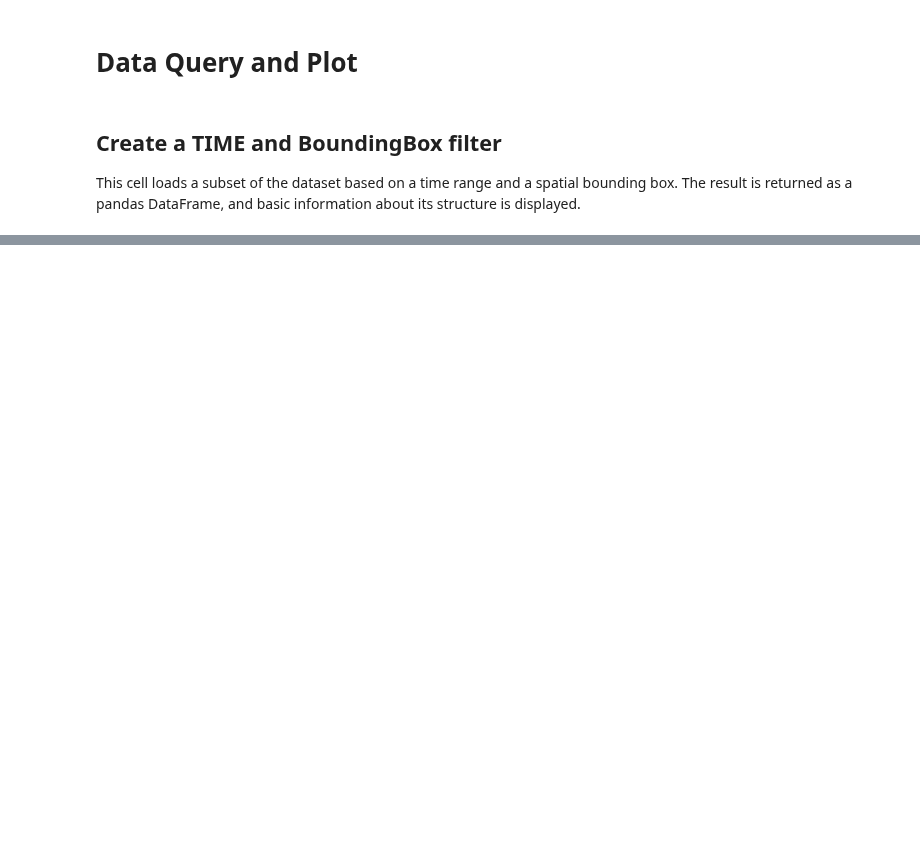
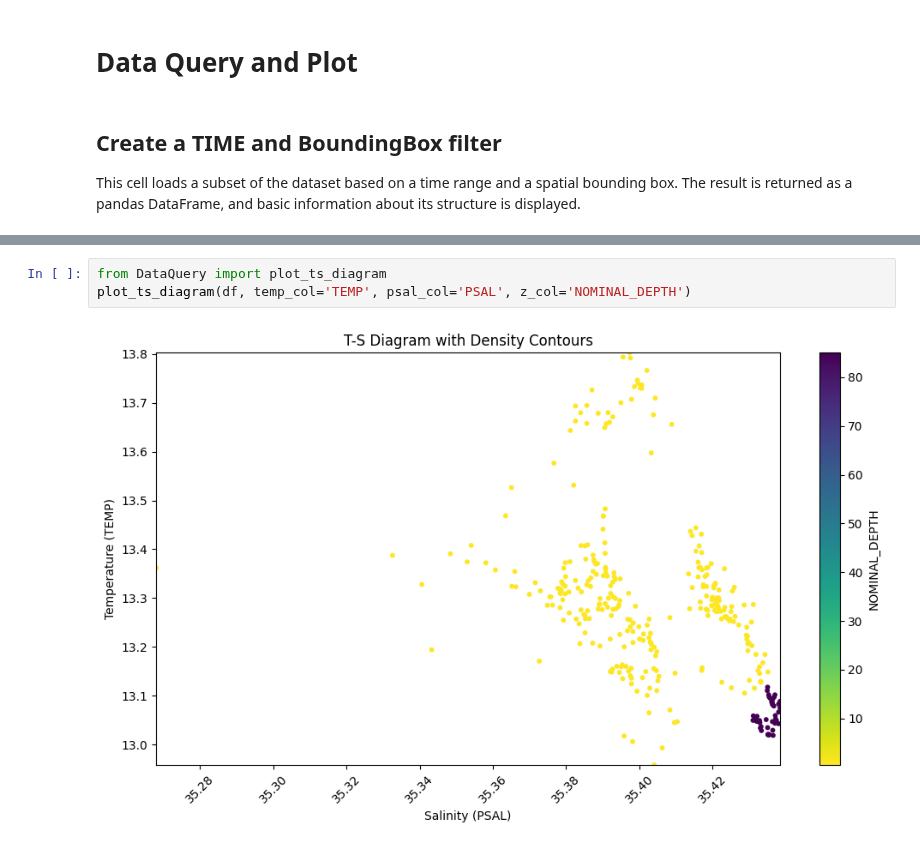
Before and after one commit to aodn/aodn_cloud_optimised, a Jupyter notebook: notebooks/mooring_timeseries_realtime_qc.ipynb, the cells around one changed output, grey strips where cells are left out. Saved outputs shown, nothing was run; the diff lists cells and outputs as text; blank space fills up the shorter version.

```diff
--- a/notebooks/mooring_timeseries_realtime_qc.ipynb
+++ b/notebooks/mooring_timeseries_realtime_qc.ipynb
@@ -112,0 +222,5 @@ df.info()
+# %%
+from DataQuery import plot_ts_diagram
+plot_ts_diagram(df, temp_col='TEMP', psal_col='PSAL', z_col='NOMINAL_DEPTH')
+# %% [output]
+[figure, added]
```
Also changed, not shown: parts of 15 cells of this notebook, 1 other file.
